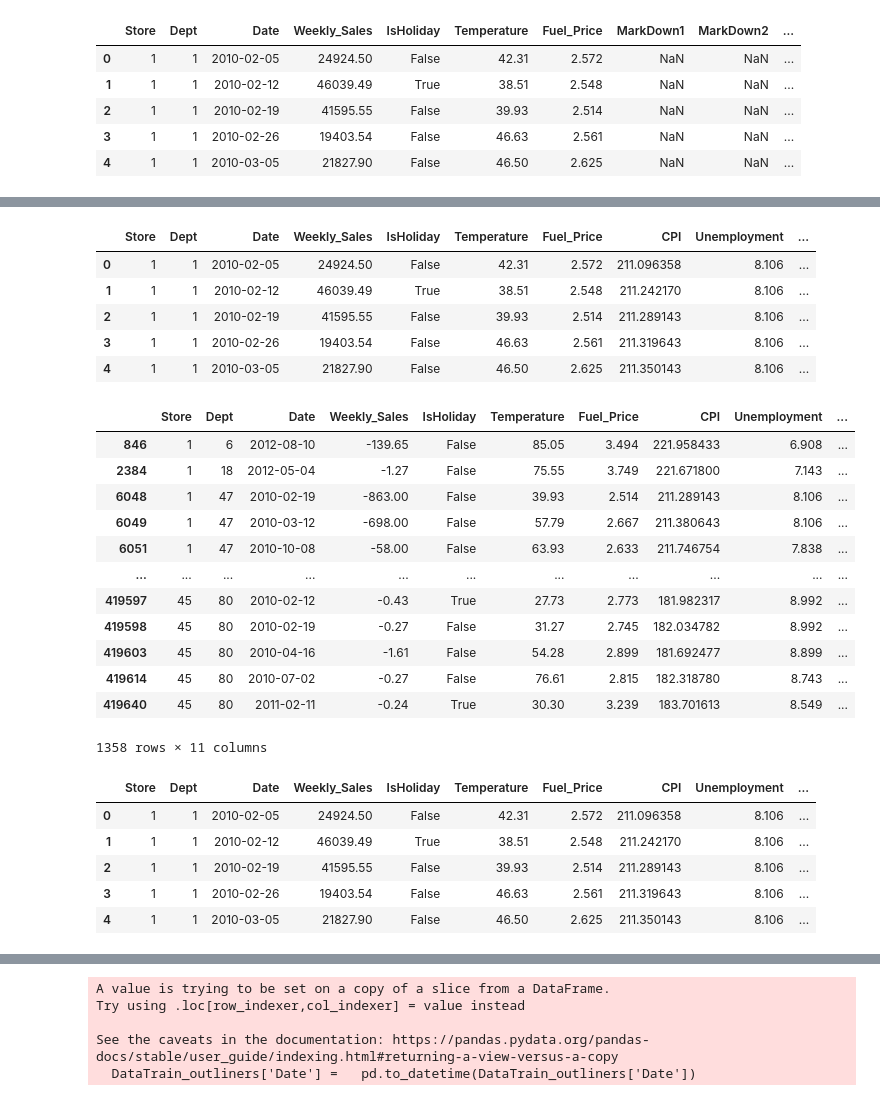
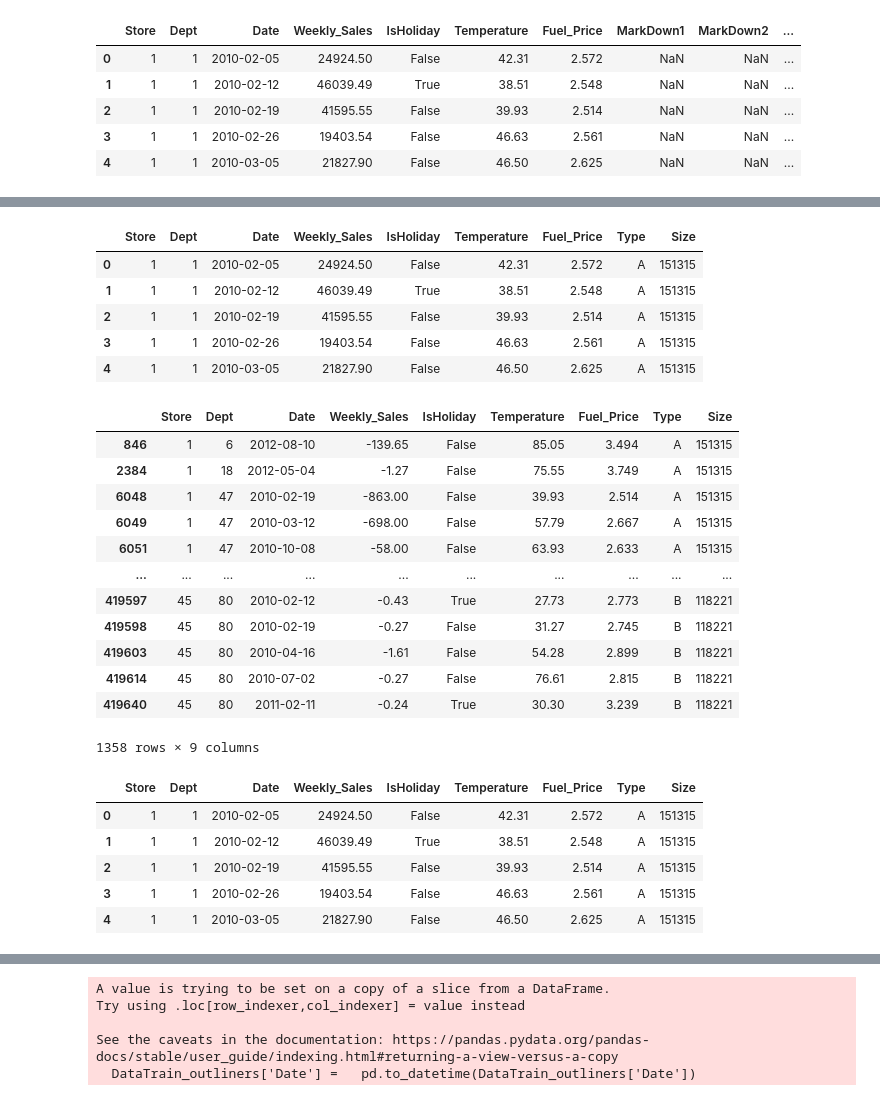
Before and after one commit to doakesbacon/ForecastingWalmartSales, a Jupyter notebook: Walmart.ipynb, the cells around one changed output, grey strips where cells are left out. Drawn from its saved outputs; the diff is of its cells as text; code cells hidden in the pictures.

```diff
--- a/Walmart.ipynb
+++ b/Walmart.ipynb
@@ -99,41 +166,41 @@ dtype: int64
 # %%
 # MARK downs has a lot of null for this model we will drop this column and might come back to see if this does change anything as well as '_merge'
-DataTrain_mark =DataTrain.drop(['MarkDown1','MarkDown2','MarkDown3','MarkDown4','MarkDown5','_merge'],axis=1)
-test =test.drop(['MarkDown1','MarkDown2','MarkDown3','MarkDown4','MarkDown5','_merge'],axis=1)
+DataTrain_mark =DataTrain.drop(['MarkDown1','MarkDown2','MarkDown3','MarkDown4','MarkDown5','_merge' ,'CPI','Unemployment'],axis=1)
+test =test.drop(['MarkDown1','MarkDown2','MarkDown3','MarkDown4','MarkDown5','_merge' ,'CPI','Unemployment'],axis=1)
 DataTrain_mark.head()
 # %% [output]
-|  | Store | Dept | Date | Weekly_Sales | IsHoliday | Temperature | Fuel_Price | CPI | Unemployment | ... |
-| 0 | 1 | 1 | 2010-02-05 | 24924.50 | False | 42.31 | 2.572 | 211.096358 | 8.106 | ... |
-| 1 | 1 | 1 | 2010-02-12 | 46039.49 | True | 38.51 | 2.548 | 211.242170 | 8.106 | ... |
-| 2 | 1 | 1 | 2010-02-19 | 41595.55 | False | 39.93 | 2.514 | 211.289143 | 8.106 | ... |
-| 3 | 1 | 1 | 2010-02-26 | 19403.54 | False | 46.63 | 2.561 | 211.319643 | 8.106 | ... |
-| 4 | 1 | 1 | 2010-03-05 | 21827.90 | False | 46.50 | 2.625 | 211.350143 | 8.106 | ... |
+|  | Store | Dept | Date | Weekly_Sales | IsHoliday | Temperature | Fuel_Price | Type | Size |
+| 0 | 1 | 1 | 2010-02-05 | 24924.50 | False | 42.31 | 2.572 | A | 151315 |
+| 1 | 1 | 1 | 2010-02-12 | 46039.49 | True | 38.51 | 2.548 | A | 151315 |
+| 2 | 1 | 1 | 2010-02-19 | 41595.55 | False | 39.93 | 2.514 | A | 151315 |
+| 3 | 1 | 1 | 2010-02-26 | 19403.54 | False | 46.63 | 2.561 | A | 151315 |
+| 4 | 1 | 1 | 2010-03-05 | 21827.90 | False | 46.50 | 2.625 | A | 151315 |
 # %%
 # Check weekly sales for outliners with negative values
 DataTrain_mark.loc[DataTrain_mark['Weekly_Sales']<=0] #outliers
 # %% [output]
-|  | Store | Dept | Date | Weekly_Sales | IsHoliday | Temperature | Fuel_Price | CPI | Unemployment | ... |
-| 846 | 1 | 6 | 2012-08-10 | -139.65 | False | 85.05 | 3.494 | 221.958433 | 6.908 | ... |
-| 2384 | 1 | 18 | 2012-05-04 | -1.27 | False | 75.55 | 3.749 | 221.671800 | 7.143 | ... |
-| 6048 | 1 | 47 | 2010-02-19 | -863.00 | False | 39.93 | 2.514 | 211.289143 | 8.106 | ... |
-| 6049 | 1 | 47 | 2010-03-12 | -698.00 | False | 57.79 | 2.667 | 211.380643 | 8.106 | ... |
-| 6051 | 1 | 47 | 2010-10-08 | -58.00 | False | 63.93 | 2.633 | 211.746754 | 7.838 | ... |
-| ... | ... | ... | ... | ... | ... | ... | ... | ... | ... | ... |
-| 419597 | 45 | 80 | 2010-02-12 | -0.43 | True | 27.73 | 2.773 | 181.982317 | 8.992 | ... |
-| 419598 | 45 | 80 | 2010-02-19 | -0.27 | False | 31.27 | 2.745 | 182.034782 | 8.992 | ... |
-| 419603 | 45 | 80 | 2010-04-16 | -1.61 | False | 54.28 | 2.899 | 181.692477 | 8.899 | ... |
-| 419614 | 45 | 80 | 2010-07-02 | -0.27 | False | 76.61 | 2.815 | 182.318780 | 8.743 | ... |
-| 419640 | 45 | 80 | 2011-02-11 | -0.24 | True | 30.30 | 3.239 | 183.701613 | 8.549 | ... |
+|  | Store | Dept | Date | Weekly_Sales | IsHoliday | Temperature | Fuel_Price | Type | Size |
+| 846 | 1 | 6 | 2012-08-10 | -139.65 | False | 85.05 | 3.494 | A | 151315 |
+| 2384 | 1 | 18 | 2012-05-04 | -1.27 | False | 75.55 | 3.749 | A | 151315 |
+| 6048 | 1 | 47 | 2010-02-19 | -863.00 | False | 39.93 | 2.514 | A | 151315 |
+| 6049 | 1 | 47 | 2010-03-12 | -698.00 | False | 57.79 | 2.667 | A | 151315 |
+| 6051 | 1 | 47 | 2010-10-08 | -58.00 | False | 63.93 | 2.633 | A | 151315 |
+| ... | ... | ... | ... | ... | ... | ... | ... | ... | ... |
+| 419597 | 45 | 80 | 2010-02-12 | -0.43 | True | 27.73 | 2.773 | B | 118221 |
+| 419598 | 45 | 80 | 2010-02-19 | -0.27 | False | 31.27 | 2.745 | B | 118221 |
+| 419603 | 45 | 80 | 2010-04-16 | -1.61 | False | 54.28 | 2.899 | B | 118221 |
+| 419614 | 45 | 80 | 2010-07-02 | -0.27 | False | 76.61 | 2.815 | B | 118221 |
+| 419640 | 45 | 80 | 2011-02-11 | -0.24 | True | 30.30 | 3.239 | B | 118221 |
-1358 rows × 11 columns
+1358 rows × 9 columns
 # %%
 DataTrain_outliners  =DataTrain_mark.loc[DataTrain_mark['Weekly_Sales']>0]
 DataTrain_outliners.head()
 # %% [output]
-|  | Store | Dept | Date | Weekly_Sales | IsHoliday | Temperature | Fuel_Price | CPI | Unemployment | ... |
-| 0 | 1 | 1 | 2010-02-05 | 24924.50 | False | 42.31 | 2.572 | 211.096358 | 8.106 | ... |
-| 1 | 1 | 1 | 2010-02-12 | 46039.49 | True | 38.51 | 2.548 | 211.242170 | 8.106 | ... |
-| 2 | 1 | 1 | 2010-02-19 | 41595.55 | False | 39.93 | 2.514 | 211.289143 | 8.106 | ... |
-| 3 | 1 | 1 | 2010-02-26 | 19403.54 | False | 46.63 | 2.561 | 211.319643 | 8.106 | ... |
-| 4 | 1 | 1 | 2010-03-05 | 21827.90 | False | 46.50 | 2.625 | 211.350143 | 8.106 | ... |
+|  | Store | Dept | Date | Weekly_Sales | IsHoliday | Temperature | Fuel_Price | Type | Size |
+| 0 | 1 | 1 | 2010-02-05 | 24924.50 | False | 42.31 | 2.572 | A | 151315 |
+| 1 | 1 | 1 | 2010-02-12 | 46039.49 | True | 38.51 | 2.548 | A | 151315 |
+| 2 | 1 | 1 | 2010-02-19 | 41595.55 | False | 39.93 | 2.514 | A | 151315 |
+| 3 | 1 | 1 | 2010-02-26 | 19403.54 | False | 46.63 | 2.561 | A | 151315 |
+| 4 | 1 | 1 | 2010-03-05 | 21827.90 | False | 46.50 | 2.625 | A | 151315 |
 # %%
 DataTrain_outliners['year'] = pd.DatetimeIndex(DataTrain_outliners['Date']).year #Separating year data.
```
Also changed, not shown: parts of 31 cells of this notebook, 2 other files.
